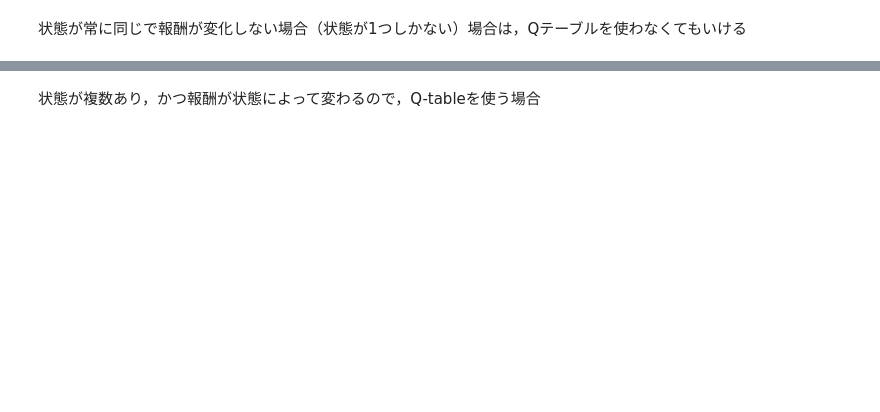
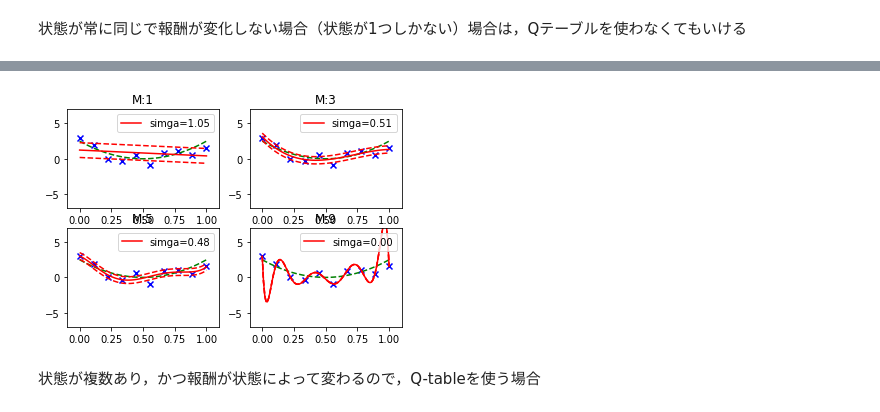
Before and after one commit to daichi-a/PythonDataAnalyzeClassMaterial, a Jupyter notebook: Q_LearningSample.ipynb, the cells around one changed output, grey strips where cells are left out. Saved outputs shown, nothing was run; the diff lists cells and outputs as text; code cells hidden in the pictures; blank space fills up the shorter version.

```diff
--- a/Q_LearningSample.ipynb
+++ b/Q_LearningSample.ipynb
@@ -67,3 +159,101 @@ plt.show()
+# %%
+# http://palloc.hateblo.jp/entry/2016/01/17/231245
+# を参照
+
+import numpy as np
+import matplotlib.pyplot as plt
+import pandas as pd
+from pandas import Series, DataFrame
+from numpy.random import normal
+
+N=0 #学習用のデータ数
+M=[0,0,0,0] #多項式の次数
+
+#元の多項式
+def h(t):
+    y = 10 * (x - 0.5) ** 2
+    return y
+
+#データセットを作成
+def create_data(num):
+    dataset = DataFrame(columns=['x', 'y'])
+    for i in range(num):
+        x = float(i) / float(num-1) #0~1の間をデータ数で区切る
+        y = h(x) + normal(scale=0.7) #正規分布の標準偏差0.7の乱数に従った雑音を付加
+        dataset = dataset.append(Series([x,y], index=['x', 'y']), ignore_index=True)
+    return dataset
+
+#最尤推定でパラメータを出す
+def M_l_estimation(dataset, m):
+    t = dataset.y
+    phi = DataFrame()
+    #Φ行列を作成
+    for i in range(0, m+1):
+        p = dataset.x ** i
+        p.name = "x ** %d" % i
+        phi = pd.concat([phi, p], axis = 1)
+    ws = np.dot(np.dot(np.linalg.inv(np.dot(phi.T, phi)), phi.T), t) #w=(Φ^T*Φ)^(−1)*Φ^T*tを計算
+
+    #仮に置く多項式
+    def f(x):
+        y = 0.0
+        for i, w in enumerate(ws):
+            y += w * (x ** i)
+        return y
+
+    #s=平方平均二乗誤差(すなわち標準偏差σ)
+    s = 0.0
+    for index, line in dataset.iterrows():
+        s += (f(line.x) - line.y) ** 2
+    s /= len(dataset)
+
+    return(f, ws, np.sqrt(s))
+
+def main():
+    # N = int(raw_input("学習用データの個数N:"))
+    N = 10
+    #M = [int(i) for i in (raw_input("多項式の次数M(スペース区切りで４つ入力):")).split(" ")]
+    M = [1, 3, 5, 9]
+    training_set = create_data(N)
+    df_ws = DataFrame()
+    #グラフの作成
+    fig = plt.figure()
+    for c, m in enumerate(M):
+        f, ws, s = M_l_estimation(training_set, m)
+        df_ws = df_ws.append(Series(ws, name="M=%d" % m))
+
+
+        #subplotで複数のグラフを表示
+        subplot = fig.add_subplot(2, 2, c+1)
+        subplot.set_xlim(-0.1, 1.1)
+        subplot.set_ylim(-7, 7)
+        subplot.set_title("M:%d" % m)
+
+        #元のグラフy=(x-0.5)^2を緑で表示の破線で表示
+        line_x = np.linspace(0, 1, 101)
+        line_y = h(line_x)
+        subplot.plot(line_x, line_y, color = "green", linestyle = "--")
+
+        #データの点を青いバツ印で表示
+        subplot.scatter(training_set.x, training_set.y, marker = "x", color = "blue")
+
+        #最尤推定で得られた多項式のグラフを表示
+        line_x = np.linspace(0, 1, 101)
+        line_y = f(line_x)
+        label = "simga=%.2f" % s
+        subplot.plot(line_x, line_y, color = "red", label = label)
+        #誤差範囲の表示
+        subplot.plot(line_x, line_y + s, color = "red", linestyle = "--")
+        subplot.plot(line_x, line_y - s, color = "red", linestyle = "--")
+        subplot.legend(loc = 1)
+
+    fig.show()
+    #raw_input("enter.")
+
+if __name__ == '__main__':
+    main()
+# %% [output]
+[figure, added]
 # %% [markdown]
 状態が複数あり，かつ報酬が状態によって変わるので，Q-tableを使う場合
 # %%
```
Also changed, not shown: parts of 6 cells of this notebook.
